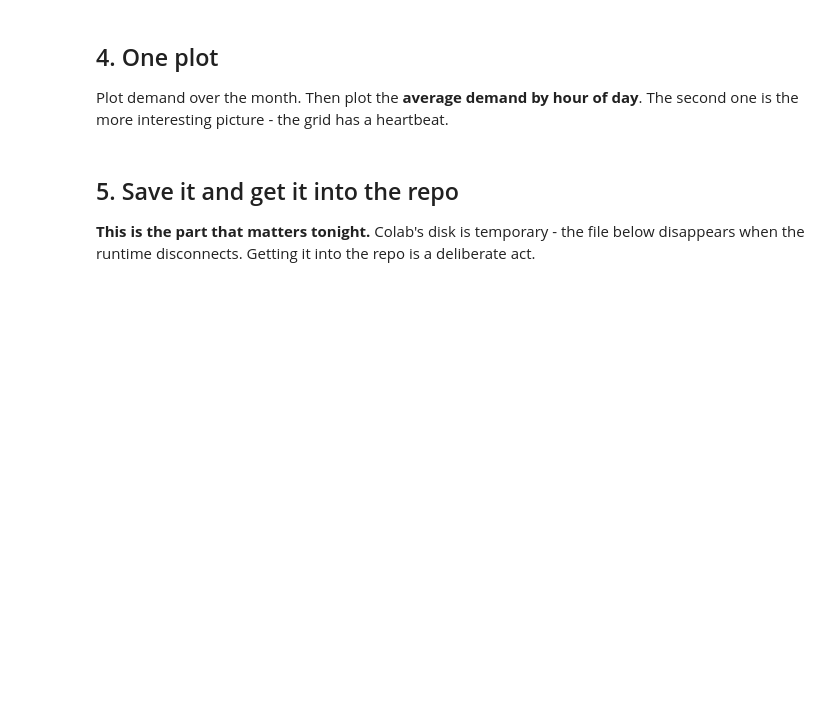
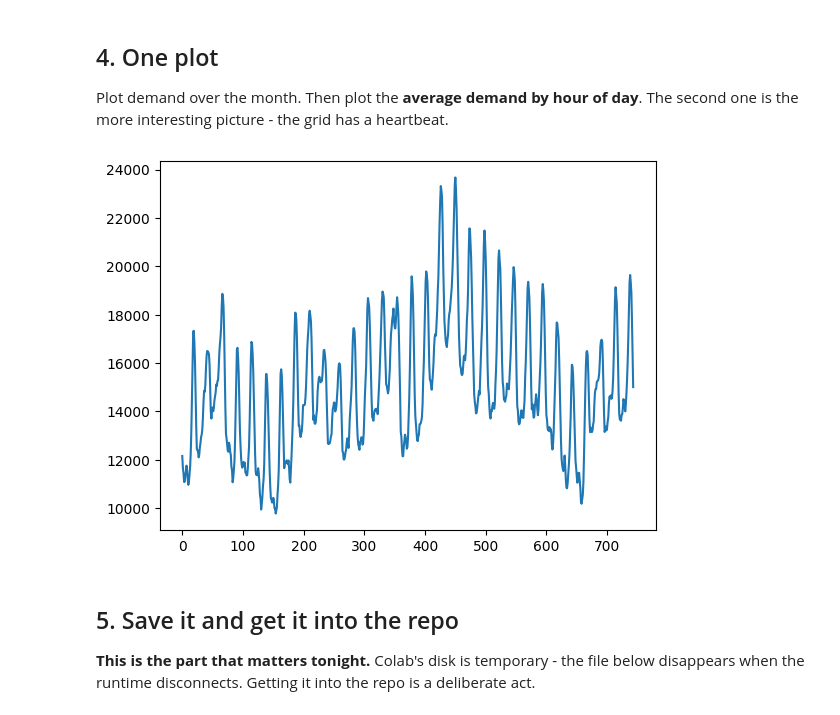
Before and after one commit to praveen1619/opim5512-qyj25002-jpe03001-hartford, a Jupyter notebook: Lab1_B_Demand_Starter.ipynb, the cells around one changed output. Drawn from its saved outputs; the diff is of its cells as text; code cells hidden in the pictures; blank space fills up the shorter version.

```diff
--- a/Lab1_B_Demand_Starter.ipynb
+++ b/Lab1_B_Demand_Starter.ipynb
@@ -79,13 +105,6 @@ Think carefully: if `date = 07/20/2026` and `hour_ending = 01`, what is the star
 # %%
 # TODO: build the timestamp. It must be called `hour` - that one name is fixed by
 # the lab, because it is the join key. What the VALUE means is your contract's call.
-demand["hour"] = ...
-
-# TODO: produce `hourly` with exactly two columns:
-#   - `hour`  the timestamp
-#   - the load, named the way YOUR CONTRACT says
-# sorted by hour, with the index reset.
-hourly = ...
-
-print(len(hourly), "hours")   # should be 744
-hourly.head()
+demand['hour_ending'] = demand['hour_ending'].astype(int)-1
+demand.dtypes
+demand.head()
@@ -91,0 +118,3 @@ hourly.head()
+# %%
+demand['myDate'] = pd.to_datetime(demand['date'] + ' ' + demand['hour_ending'].astype(str).str.zfill(2))
+demand.head()
@@ -109,6 +158,11 @@ the more interesting picture - the grid has a heartbeat.
 # Looking at a plot is not the same as saving one - the file is the deliverable.
 
 # Bonus: also plot AVERAGE demand by hour of day (0-23). The grid has a heartbeat.
+# %%
+demand['load_mw'].plot()
+plt.savefig('load_mw.png')
+# %% [output]
+[figure, added]
 # %% [markdown]
 ## 5. Save it and get it into the repo
 
```
Also changed, not shown: parts of 6 cells of this notebook.
